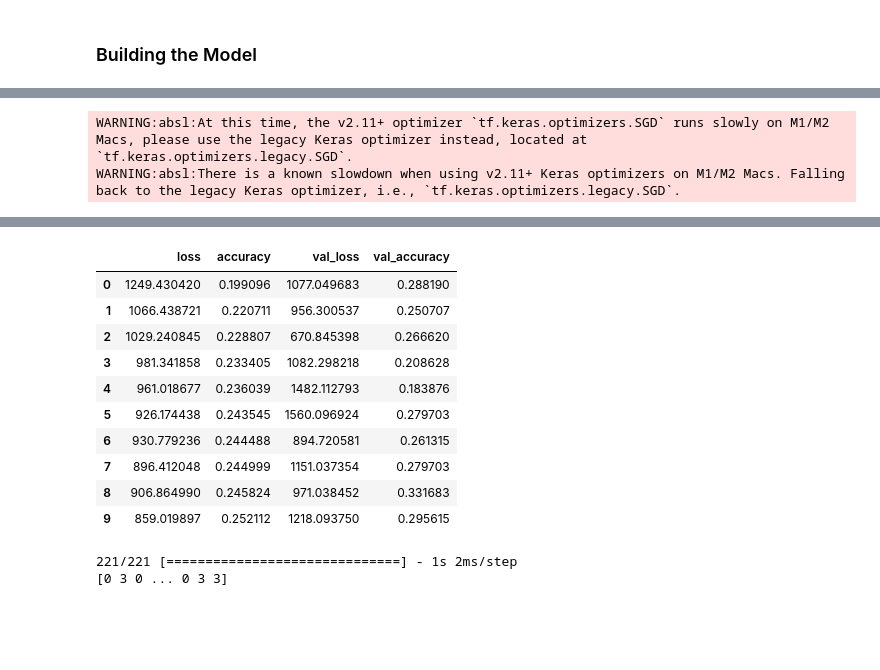
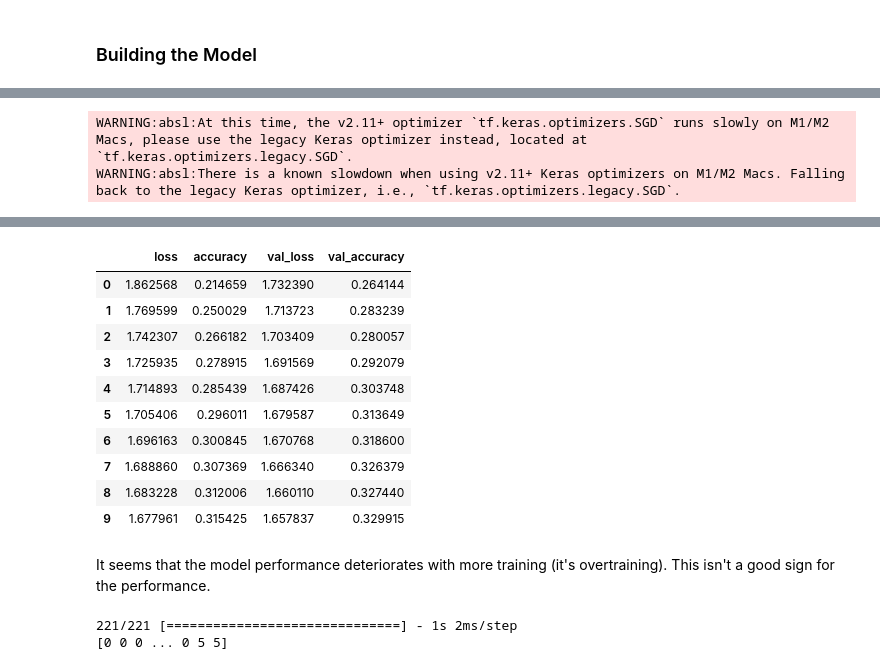
Before and after one commit to sekretaryuk/w207-letsfaceit, a Jupyter notebook: Baseline_Model.ipynb, the cells around one changed output, grey strips where cells are left out. Saved outputs shown, nothing was run; the diff lists cells and outputs as text; code cells hidden in the pictures; blank space fills up the shorter version.

```diff
--- a/Baseline_Model.ipynb
+++ b/Baseline_Model.ipynb
@@ -165,6 +342,8 @@ shuffled_indices = np.random.permutation(indices)
 X_train = X_train[shuffled_indices]
 Y_train = Y_train[shuffled_indices]
 # %%
+#build the model
+
 def build_model(n_classes, learning_rate=0.01):
   """Build a multi-class logistic regression model using Keras.
 
@@ -179,8 +358,11 @@ def build_model(n_classes, learning_rate=0.01):
   np.random.seed(0)
   tf.random.set_seed(0)
 
+
   model = keras.Sequential()
   model.add(keras.layers.Flatten())
+  model.add(tf.keras.layers.Dense(units=512, activation='relu'))  # Adding a hidden layer
+  model.add(tf.keras.layers.Dropout(0.5))  # Adding dropout for regularization
   model.add(keras.layers.Dense(
       units=n_classes,
       activation='softmax'
@@ -193,15 +375,21 @@ def build_model(n_classes, learning_rate=0.01):
                 metrics=['accuracy'])
   return model
 # %%
-model = build_model(len(label_names), 0.0001)
+#build the model
+
+model = build_model(len(label_names), 0.001)
+
+# fit the model
+
 
 history = model.fit(
-  x = X_train,
-  y = Y_train,
-  epochs=10,
-  batch_size=64,
-  validation_split=0.1,
-  verbose=1)
+    x=X_train,
+    y=Y_train,
+    epochs=10,
+    batch_size=64,
+    validation_split=0.1,
+    verbose=1
+)
 
 history = pd.DataFrame(history.history)
 display(history)
@@ -231,20 +419,24 @@ Epoch 10/10
 |  | loss | accuracy | val_loss | val_accuracy |
-| 0 | 1249.430420 | 0.199096 | 1077.049683 | 0.288190 |
-| 1 | 1066.438721 | 0.220711 | 956.300537 | 0.250707 |
-| 2 | 1029.240845 | 0.228807 | 670.845398 | 0.266620 |
-| 3 | 981.341858 | 0.233405 | 1082.298218 | 0.208628 |
-| 4 | 961.018677 | 0.236039 | 1482.112793 | 0.183876 |
-| 5 | 926.174438 | 0.243545 | 1560.096924 | 0.279703 |
-| 6 | 930.779236 | 0.244488 | 894.720581 | 0.261315 |
-| 7 | 896.412048 | 0.244999 | 1151.037354 | 0.279703 |
-| 8 | 906.864990 | 0.245824 | 971.038452 | 0.331683 |
-| 9 | 859.019897 | 0.252112 | 1218.093750 | 0.295615 |
+| 0 | 1.862568 | 0.214659 | 1.732390 | 0.264144 |
+| 1 | 1.769599 | 0.250029 | 1.713723 | 0.283239 |
+| 2 | 1.742307 | 0.266182 | 1.703409 | 0.280057 |
+| 3 | 1.725935 | 0.278915 | 1.691569 | 0.292079 |
+| 4 | 1.714893 | 0.285439 | 1.687426 | 0.303748 |
+| 5 | 1.705406 | 0.296011 | 1.679587 | 0.313649 |
+| 6 | 1.696163 | 0.300845 | 1.670768 | 0.318600 |
+| 7 | 1.688860 | 0.307369 | 1.666340 | 0.326379 |
+| 8 | 1.683228 | 0.312006 | 1.660110 | 0.327440 |
+| 9 | 1.677961 | 0.315425 | 1.657837 | 0.329915 |
+# %% [markdown]
+It seems that the model performance deteriorates with more training (it's overtraining). This isn't a good sign for the performance.
 # %%
+#predict
+
 test_predictions = np.argmax(model.predict(X_test), axis=-1)
 print(test_predictions)
 # %% [output]
 221/221 [==============================] - 1s 2ms/step
-[0 3 0 ... 0 3 3]
+[0 0 0 ... 0 5 5]
 # %%
 # Create a confusion matrix as a 2D array.
 confusion_matrix = tf.math.confusion_matrix(Y_test, test_predictions)
```
Also changed, not shown: parts of 21 cells of this notebook, 1 other file.
